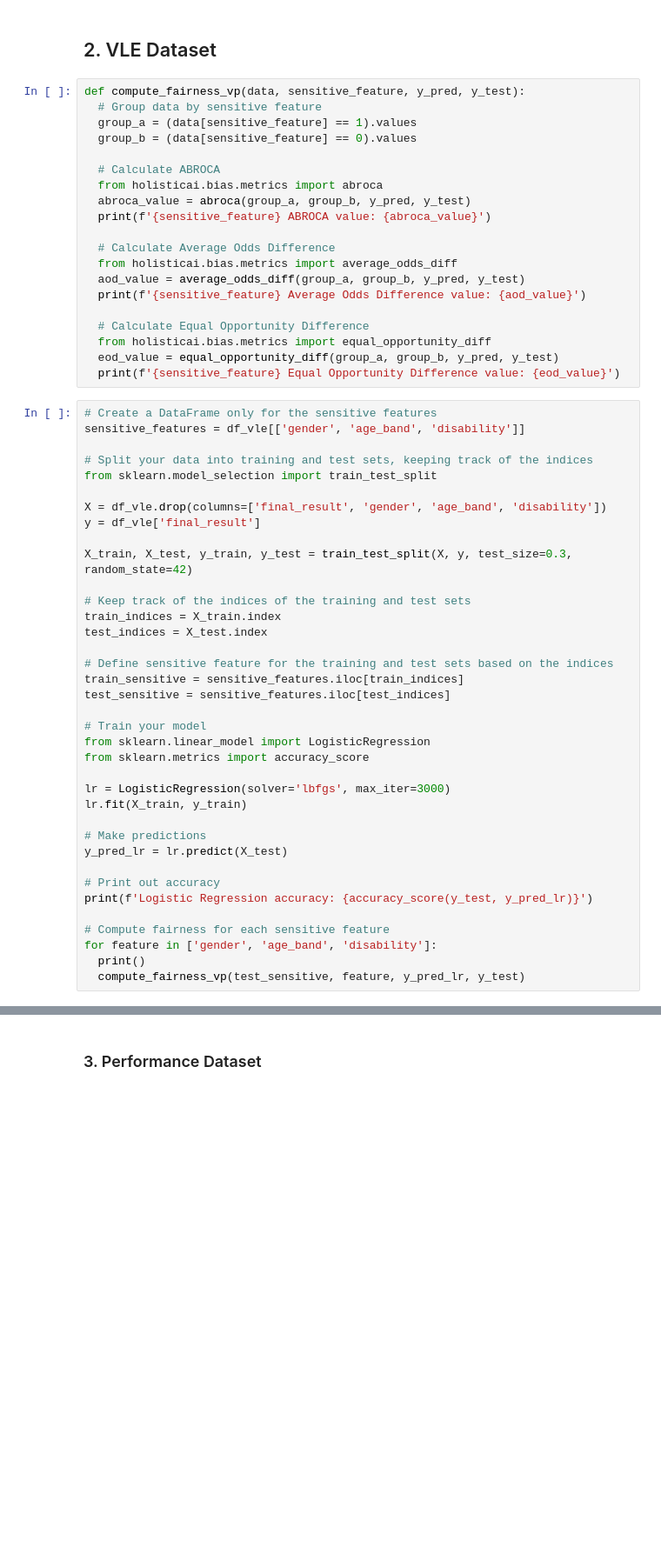
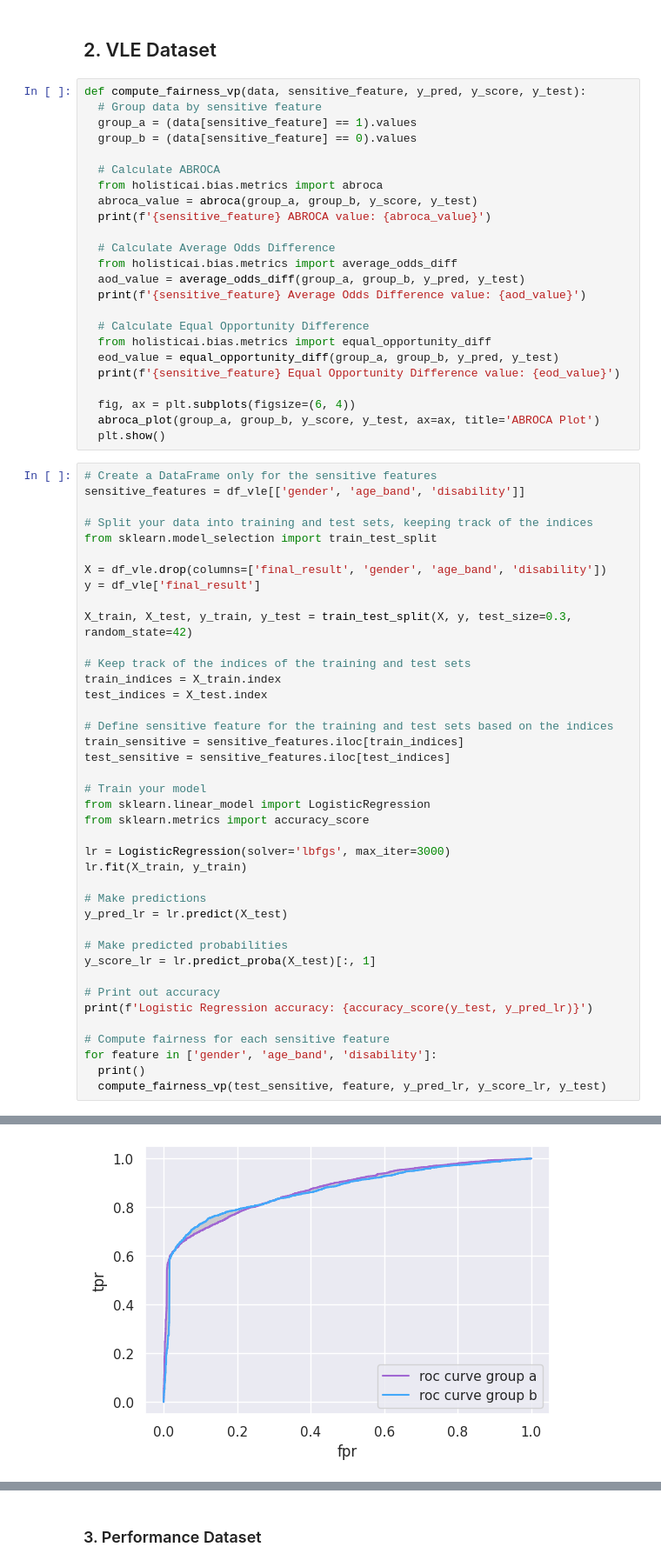
Before and after one commit to Consmart18/Debiasing-Student-Algorithms, a Jupyter notebook: RQ1_Examining_Bias_as_Attribute_of_Data_Sources.ipynb, the cells around one changed output, grey strips where cells are left out. Shown at 87% size. Drawn from its saved outputs; the diff is of its cells as text; blank space fills up the shorter version.

```diff
--- a/RQ1_Examining_Bias_as_Attribute_of_Data_Sources.ipynb
+++ b/RQ1_Examining_Bias_as_Attribute_of_Data_Sources.ipynb
@@ -265,14 +307,14 @@ Equal Opportunity Difference value: -0.10445218365505127
 # %% [markdown]
 ## 2. VLE Dataset
 # %%
-def compute_fairness_vp(data, sensitive_feature, y_pred, y_test):
+def compute_fairness_vp(data, sensitive_feature, y_pred, y_score, y_test):
   # Group data by sensitive feature
   group_a = (data[sensitive_feature] == 1).values
   group_b = (data[sensitive_feature] == 0).values
 
   # Calculate ABROCA
   from holisticai.bias.metrics import abroca
-  abroca_value = abroca(group_a, group_b, y_pred, y_test)
+  abroca_value = abroca(group_a, group_b, y_score, y_test)
   print(f'{sensitive_feature} ABROCA value: {abroca_value}')
 
   # Calculate Average Odds Difference
@@ -284,6 +326,10 @@ def compute_fairness_vp(data, sensitive_feature, y_pred, y_test):
   from holisticai.bias.metrics import equal_opportunity_diff
   eod_value = equal_opportunity_diff(group_a, group_b, y_pred, y_test)
   print(f'{sensitive_feature} Equal Opportunity Difference value: {eod_value}')
+
+  fig, ax = plt.subplots(figsize=(6, 4))
+  abroca_plot(group_a, group_b, y_score, y_test, ax=ax, title='ABROCA Plot')
+  plt.show()
 # %%
 # Create a DataFrame only for the sensitive features
 sensitive_features = df_vle[['gender', 'age_band', 'disability']]
@@ -314,13 +360,16 @@ lr.fit(X_train, y_train)
 # Make predictions
 y_pred_lr = lr.predict(X_test)
 
+# Make predicted probabilities
+y_score_lr = lr.predict_proba(X_test)[:, 1]
+
 # Print out accuracy
 print(f'Logistic Regression accuracy: {accuracy_score(y_test, y_pred_lr)}')
 
 # Compute fairness for each sensitive feature
 for feature in ['gender', 'age_band', 'disability']:
   print()
-  compute_fairness_vp(test_sensitive, feature, y_pred_lr, y_test)
+  compute_fairness_vp(test_sensitive, feature, y_pred_lr, y_score_lr, y_test)
 # %% [output]
 Logistic Regression accuracy: 0.7337901411331561
 
@@ -337,0 +379 @@ disability Equal Opportunity Difference value: 0.011434160922752512
+[figure, added]
```
Also changed, not shown: parts of 32 cells of this notebook.
